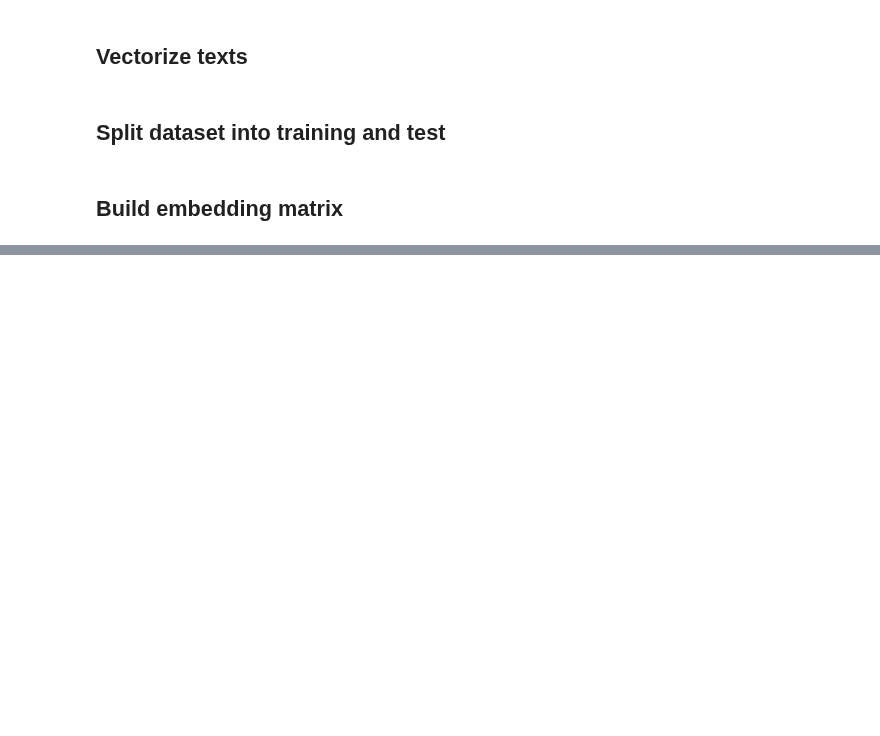
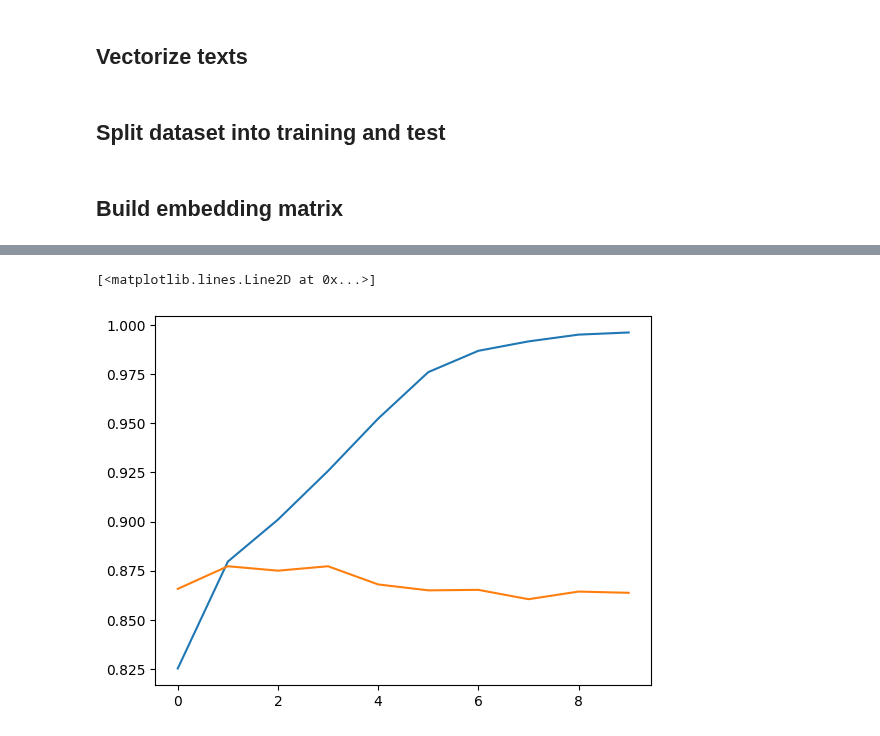
Before and after one commit to armadrigal/movie-review-opinion-analysis-and-language-detection, a Jupyter notebook: Opinion Analysis English.ipynb, the cells around one changed output, grey strips where cells are left out. Drawn from its saved outputs; the diff is of its cells as text; code cells hidden in the pictures; blank space fills up the shorter version.

```diff
--- a/Opinion Analysis English.ipynb
+++ b/Opinion Analysis English.ipynb
@@ -188,0 +208,17 @@ for word, i in indexes.items():
+# %%
+model_lstm = Sequential()
+model_lstm.add(Input(shape=(maxlen,)))
+model_lstm.add(Embedding(input_dim=max_words, output_dim=50, weights=[embedding_matrix], trainable=False))
+model_lstm.add(LSTM(64, return_sequences=True))
+model_lstm.add(LSTM(64, return_sequences=True))
+model_lstm.add(Flatten())
+model_lstm.add(Dense(64, activation='relu'))
+model_lstm.add(Dense(1, activation='sigmoid'))
+# %%
+model_lstm.compile(
+    optimizer='adam',
+    loss='binary_crossentropy',
+    metrics=['accuracy', Recall(), Precision()]
+)
+
+model_lstm.summary()
@@ -188,0 +243,13 @@ for word, i in indexes.items():
+# %%
+checkpoint = ModelCheckpoint(
+    './Models/model_lstm_en.h5',
+    monitor='val_accuracy',
+    save_best_only=True,
+    mode='max',
+    verbose=0
+)
+
+model_lstm_history = model_lstm.fit(
+    X_train, y_train, validation_split=0.2,
+    epochs=10, batch_size=128, callbacks=[checkpoint]
+)
@@ -188,0 +297,6 @@ for word, i in indexes.items():
+# %%
+plt.plot(model_lstm_history.history['accuracy'])
+plt.plot(model_lstm_history.history['val_accuracy'])
+# %% [output]
+[<matplotlib.lines.Line2D at 0x...>]
+[figure, added]
```
Also changed, not shown: parts of 13 cells of this notebook.
